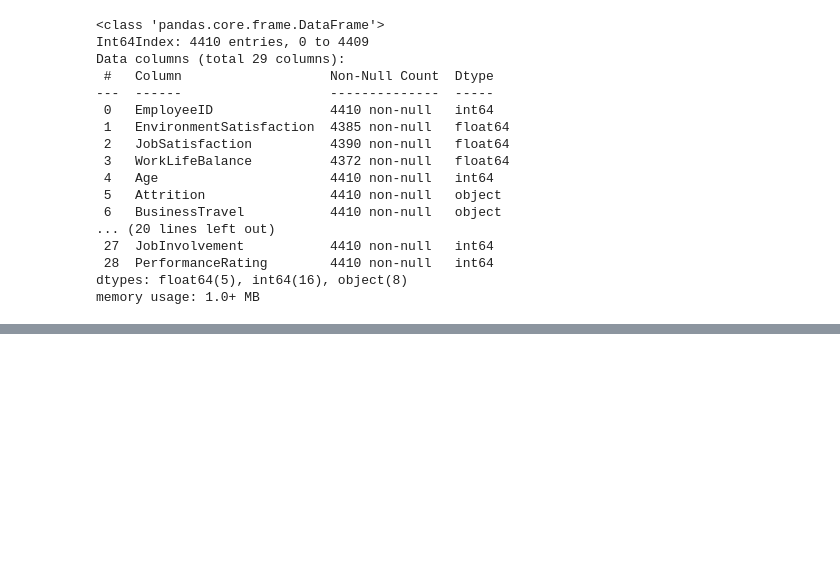
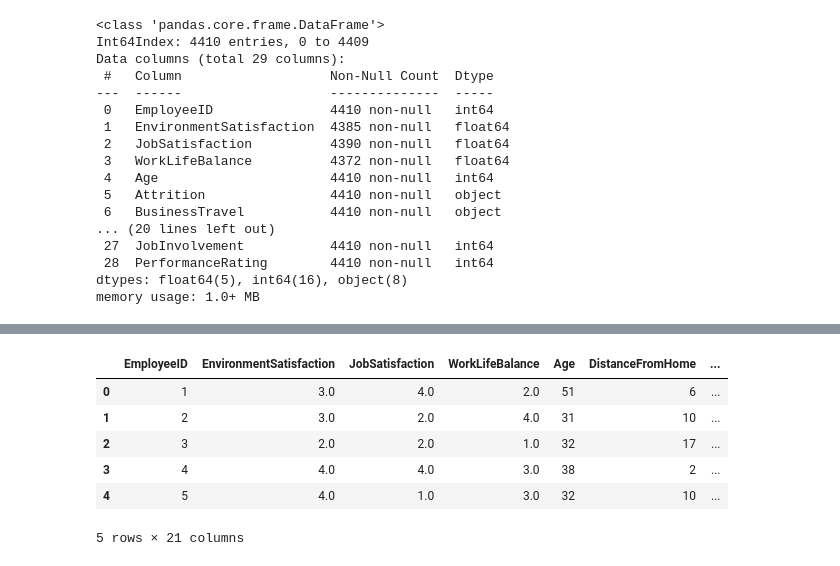
Before and after one commit to VictorMassotte/Projet-IA, a Jupyter notebook: projet-ia.ipynb, the cells around one changed output, grey strips where cells are left out. Saved outputs shown, nothing was run; the diff lists cells and outputs as text; code cells hidden in the pictures; blank space fills up the shorter version.

```diff
--- a/projet-ia.ipynb
+++ b/projet-ia.ipynb
@@ -31,0 +71,23 @@ memory usage: 1.0+ MB
+# %%
+from scipy.cluster.hierarchy import dendrogram, linkage
+from sklearn.cluster import AgglomerativeClustering
+
+X = allData.copy() # A new copy of data set
+X.drop("Attrition", axis=1, inplace=True) # Not numerical
+X.drop("BusinessTravel", axis=1, inplace=True) # Not numerical
+X.drop("EducationField", axis=1, inplace=True) # Not numerical
+X.drop("Department", axis=1, inplace=True) # Not numerical
+X.drop("Gender", axis=1, inplace=True) # Not numerical
+X.drop("JobRole", axis=1, inplace=True) # Not numerical
+X.drop("MaritalStatus", axis=1, inplace=True) # Not numerical
+X.drop("Over18", axis=1, inplace=True) # Not numerical
+
+X.head()
+# %% [output]
+|  | EmployeeID | EnvironmentSatisfaction | JobSatisfaction | WorkLifeBalance | Age | DistanceFromHome | ... |
+| 0 | 1 | 3.0 | 4.0 | 2.0 | 51 | 6 | ... |
+| 1 | 2 | 3.0 | 2.0 | 4.0 | 31 | 10 | ... |
+| 2 | 3 | 2.0 | 2.0 | 1.0 | 32 | 17 | ... |
+| 3 | 4 | 4.0 | 4.0 | 3.0 | 38 | 2 | ... |
+| 4 | 5 | 4.0 | 1.0 | 3.0 | 32 | 10 | ... |
+5 rows × 21 columns
```
Also changed, not shown: parts of 7 cells of this notebook.
